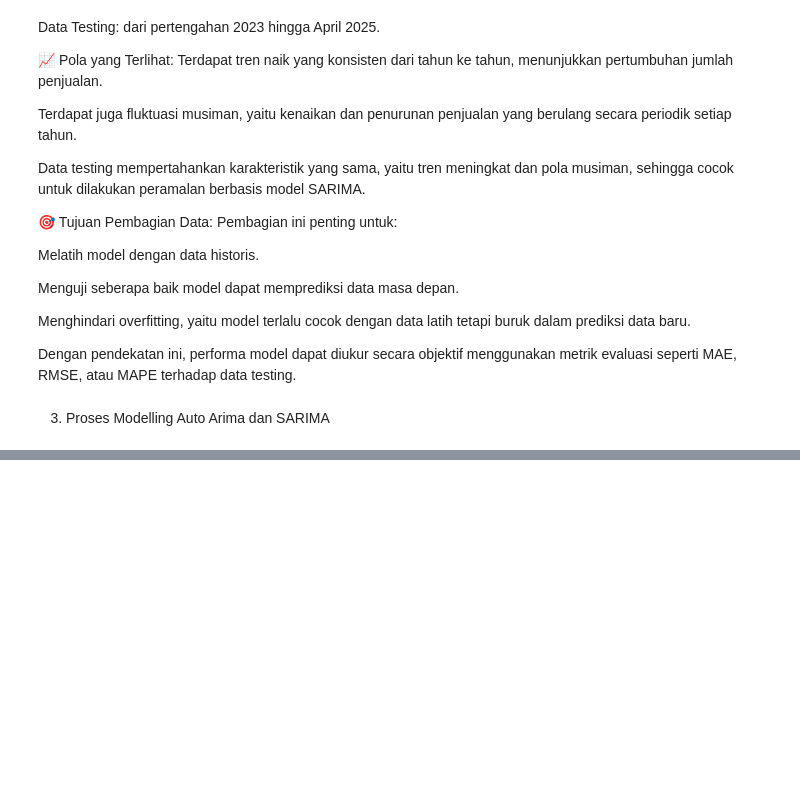
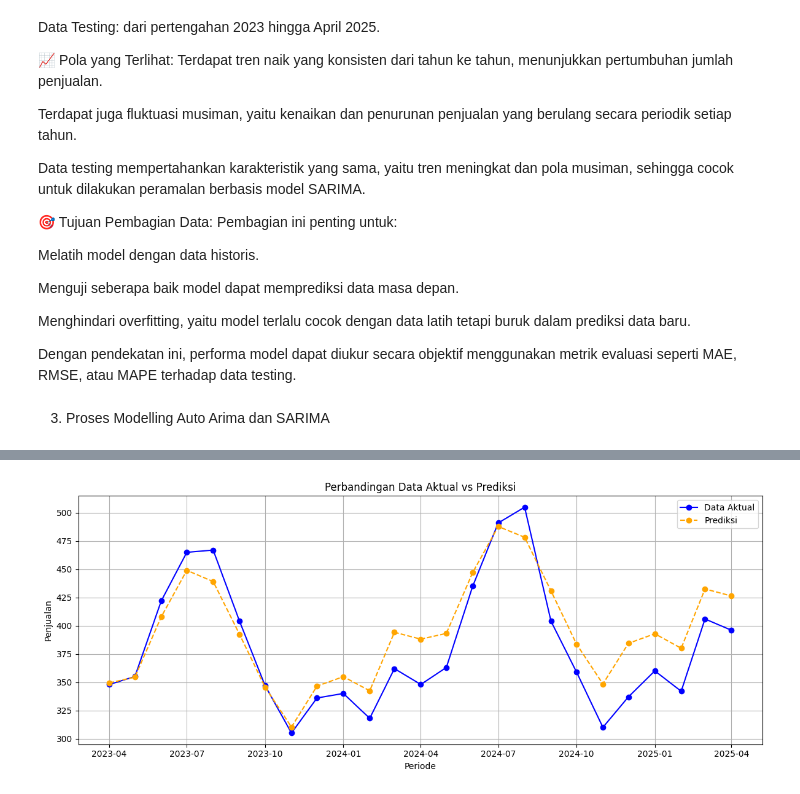
Before and after one commit to anggara23-dotcom/ProjectML, a Jupyter notebook: Ujian_SKPI_RIKO.ipynb, the cells around one changed output, grey strips where cells are left out. Cells and saved outputs as stored; diff of their text form; code cells hidden in the pictures; blank space fills up the shorter version.

```diff
--- a/Ujian_SKPI_RIKO.ipynb
+++ b/Ujian_SKPI_RIKO.ipynb
@@ -408,0 +601,24 @@ Ini biasanya akan menyelesaikan masalah ketidakcocokan library.
+# %%
+import matplotlib.pyplot as plt
+import pandas as pd
+
+# Asumsi: df_test = data aktual (DataFrame/Series)
+#         pred = hasil prediksi model dengan panjang sama seperti df_test
+
+# Pastikan index cocok (datetime), jika belum:
+df_test.index = pd.to_datetime(df_test.index)
+predictions_auto.index = df_test.index  # samakan index prediksi dengan data aktual
+
+# Plot perbandingan
+plt.figure(figsize=(12, 5))
+plt.plot(df_test, label='Data Aktual', marker='o', color='blue')
+plt.plot(predictions_auto, label='Prediksi', marker='o', linestyle='--', color='orange')
+plt.title('Perbandingan Data Aktual vs Prediksi')
+plt.xlabel('Periode')
+plt.ylabel('Penjualan')
+plt.legend()
+plt.grid(True)
+plt.tight_layout()
+plt.show()
+# %% [output]
+[figure, added]
```
Also changed, not shown: parts of 16 cells of this notebook.
